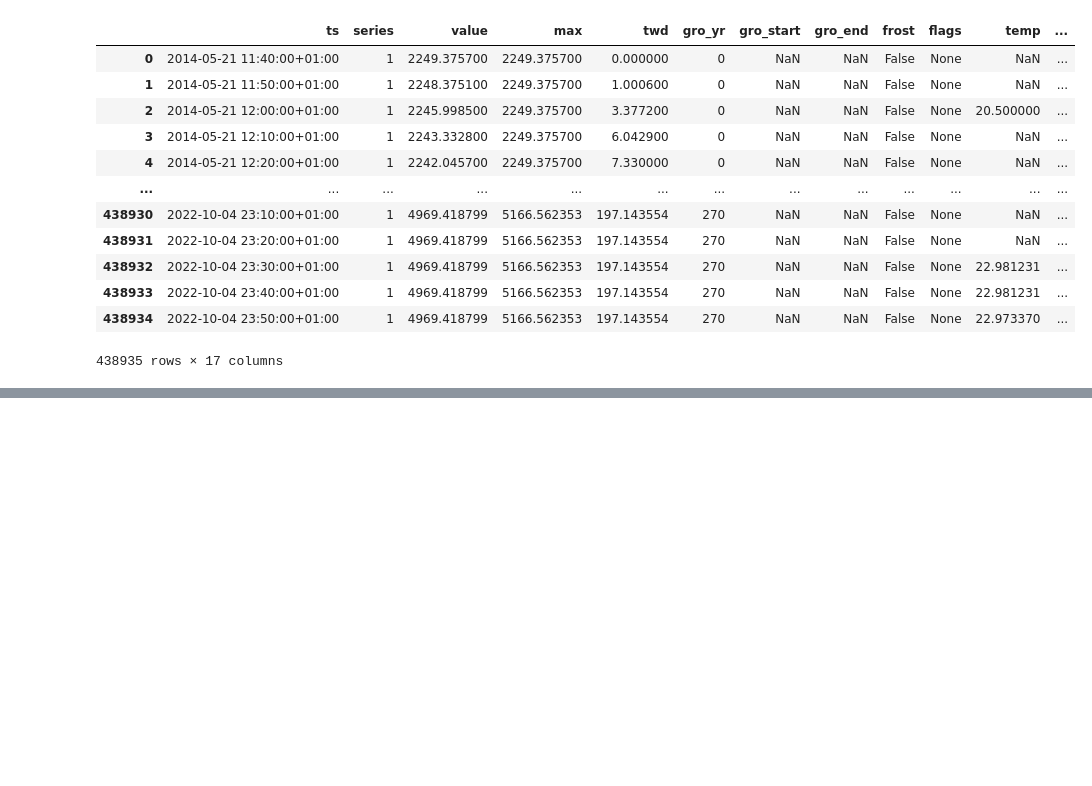
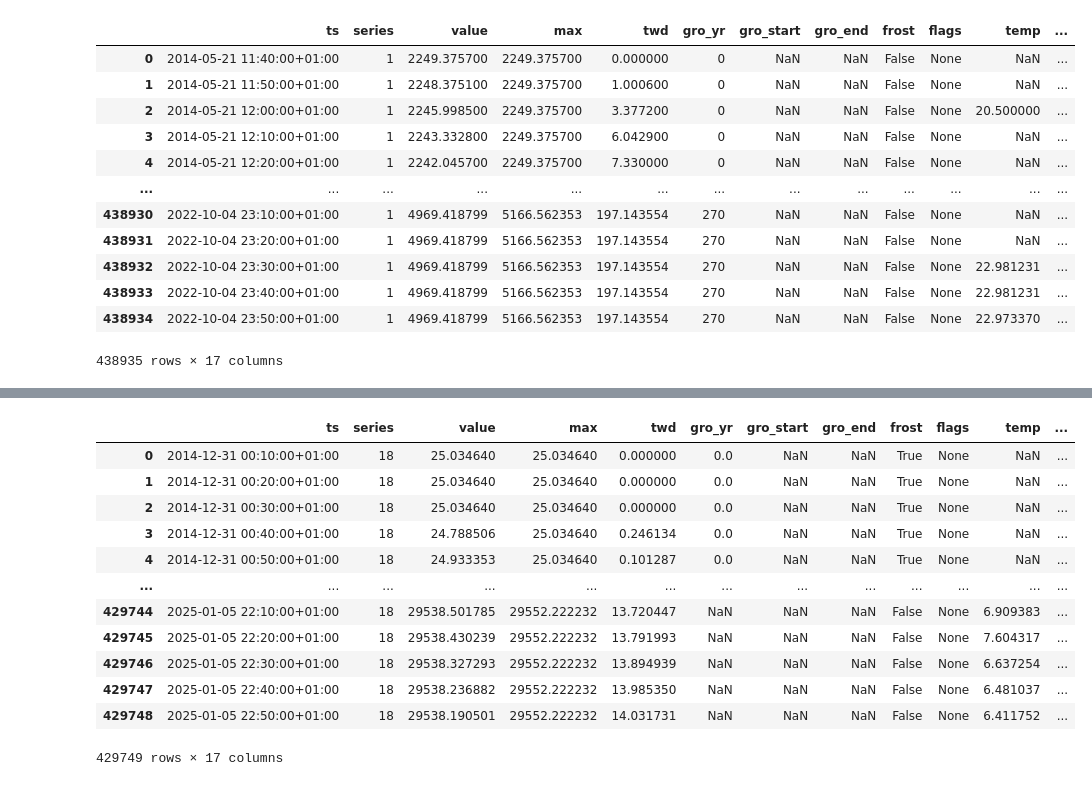
Before and after one commit to treenet/treenetai, a Jupyter notebook: pipeline/test_notebook.ipynb, the cells around one changed output, grey strips where cells are left out. Saved outputs shown, nothing was run; the diff lists cells and outputs as text; code cells hidden in the pictures; blank space fills up the shorter version.

```diff
--- a/pipeline/test_notebook.ipynb
+++ b/pipeline/test_notebook.ipynb
@@ -174,0 +453,17 @@ pd.read_feather("/storage/lukovic/Data/FORWARDS/treenet/server_data/dendrometer_
+# %%
+dendro18l2 = pd.read_feather('/storage/lukovic/Data/FORWARDS/treenet/server_data/dendrometer_lm/dendrometer_lm_series_id_18.ftr')
+dendro18l2
+# %% [output]
+|  | ts | series | value | max | twd | gro_yr | gro_start | gro_end | frost | flags | temp | ... |
+| 0 | 2014-12-31 00:10:00+01:00 | 18 | 25.034640 | 25.034640 | 0.000000 | 0.0 | NaN | NaN | True | None | NaN | ... |
+| 1 | 2014-12-31 00:20:00+01:00 | 18 | 25.034640 | 25.034640 | 0.000000 | 0.0 | NaN | NaN | True | None | NaN | ... |
+| 2 | 2014-12-31 00:30:00+01:00 | 18 | 25.034640 | 25.034640 | 0.000000 | 0.0 | NaN | NaN | True | None | NaN | ... |
+| 3 | 2014-12-31 00:40:00+01:00 | 18 | 24.788506 | 25.034640 | 0.246134 | 0.0 | NaN | NaN | True | None | NaN | ... |
+| 4 | 2014-12-31 00:50:00+01:00 | 18 | 24.933353 | 25.034640 | 0.101287 | 0.0 | NaN | NaN | True | None | NaN | ... |
+| ... | ... | ... | ... | ... | ... | ... | ... | ... | ... | ... | ... | ... |
+| 429744 | 2025-01-05 22:10:00+01:00 | 18 | 29538.501785 | 29552.222232 | 13.720447 | NaN | NaN | NaN | False | None | 6.909383 | ... |
+| 429745 | 2025-01-05 22:20:00+01:00 | 18 | 29538.430239 | 29552.222232 | 13.791993 | NaN | NaN | NaN | False | None | 7.604317 | ... |
+| 429746 | 2025-01-05 22:30:00+01:00 | 18 | 29538.327293 | 29552.222232 | 13.894939 | NaN | NaN | NaN | False | None | 6.637254 | ... |
+| 429747 | 2025-01-05 22:40:00+01:00 | 18 | 29538.236882 | 29552.222232 | 13.985350 | NaN | NaN | NaN | False | None | 6.481037 | ... |
+| 429748 | 2025-01-05 22:50:00+01:00 | 18 | 29538.190501 | 29552.222232 | 14.031731 | NaN | NaN | NaN | False | None | 6.411752 | ... |
+429749 rows × 17 columns
```
Also changed, not shown: parts of 25 cells of this notebook, 5 other files.
